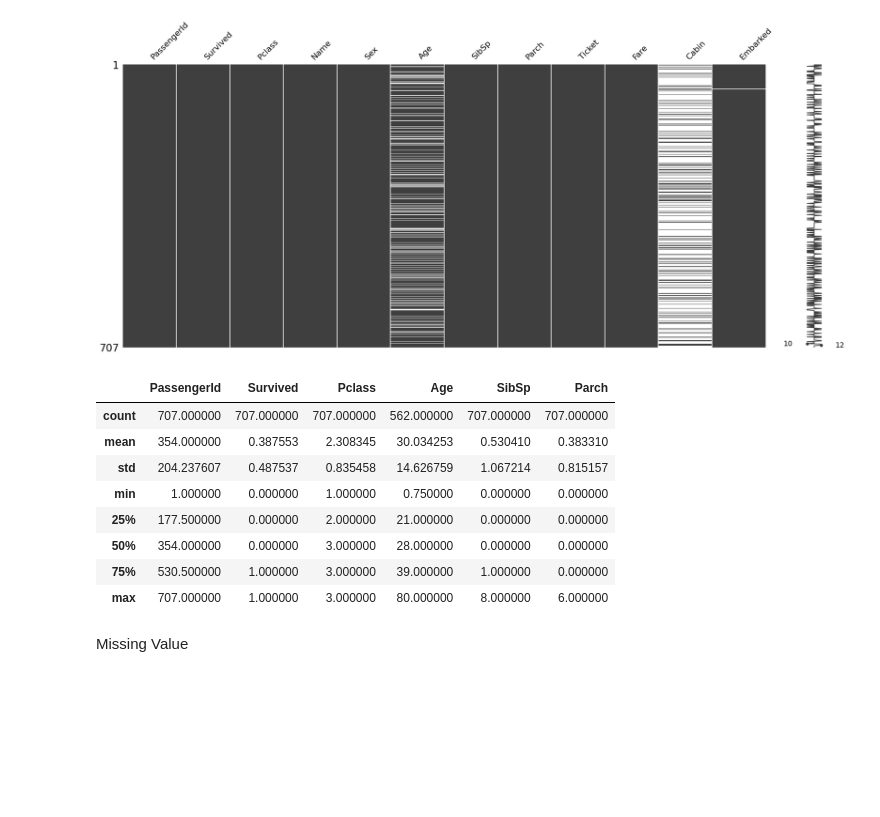
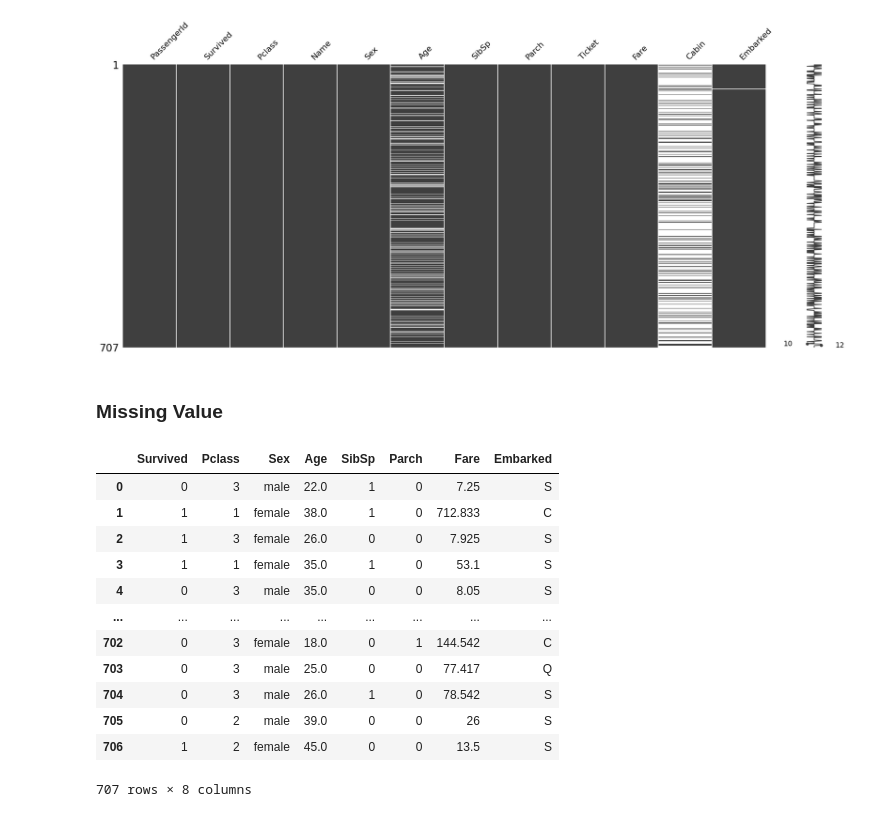
Before and after one commit to Rafluz/Titanic, a Jupyter notebook: praprocesing.ipynb, the cells around one changed output. Drawn from its saved outputs; the diff is of its cells as text; code cells hidden in the pictures; blank space fills up the shorter version.

Commit message:
missing value

```diff
--- a/praprocesing.ipynb
+++ b/praprocesing.ipynb
@@ -64,17 +98,23 @@ msno.matrix(dstitanic)
 # %% [output]
 <Axes: >
 [figure]
-# %%
-dstitanic.describe()
-# %% [output]
-|  | PassengerId | Survived | Pclass | Age | SibSp | Parch |
-| count | 707.000000 | 707.000000 | 707.000000 | 562.000000 | 707.000000 | 707.000000 |
-| mean | 354.000000 | 0.387553 | 2.308345 | 30.034253 | 0.530410 | 0.383310 |
-| std | 204.237607 | 0.487537 | 0.835458 | 14.626759 | 1.067214 | 0.815157 |
-| min | 1.000000 | 0.000000 | 1.000000 | 0.750000 | 0.000000 | 0.000000 |
-| 25% | 177.500000 | 0.000000 | 2.000000 | 21.000000 | 0.000000 | 0.000000 |
-| 50% | 354.000000 | 0.000000 | 3.000000 | 28.000000 | 0.000000 | 0.000000 |
-| 75% | 530.500000 | 1.000000 | 3.000000 | 39.000000 | 1.000000 | 0.000000 |
-| max | 707.000000 | 1.000000 | 3.000000 | 80.000000 | 8.000000 | 6.000000 |
 # %% [markdown]
-Missing Value
+### Missing Value
+# %%
+# menghapus kolom 'PassengerId', 'Name',''Ticket, 'Cabin', sebab tidak berpengaruh terhadap data/kolom lain.
+dstitanic.drop(columns=["PassengerId", "Name","Ticket", "Cabin"], axis=1, inplace=True)
+dstitanic
+# %% [output]
+|  | Survived | Pclass | Sex | Age | SibSp | Parch | Fare | Embarked |
+| 0 | 0 | 3 | male | 22.0 | 1 | 0 | 7.25 | S |
+| 1 | 1 | 1 | female | 38.0 | 1 | 0 | 712.833 | C |
+| 2 | 1 | 3 | female | 26.0 | 0 | 0 | 7.925 | S |
+| 3 | 1 | 1 | female | 35.0 | 1 | 0 | 53.1 | S |
+| 4 | 0 | 3 | male | 35.0 | 0 | 0 | 8.05 | S |
+| ... | ... | ... | ... | ... | ... | ... | ... | ... |
+| 702 | 0 | 3 | female | 18.0 | 0 | 1 | 144.542 | C |
+| 703 | 0 | 3 | male | 25.0 | 0 | 0 | 77.417 | Q |
+| 704 | 0 | 3 | male | 26.0 | 1 | 0 | 78.542 | S |
+| 705 | 0 | 2 | male | 39.0 | 0 | 0 | 26 | S |
+| 706 | 1 | 2 | female | 45.0 | 0 | 0 | 13.5 | S |
+707 rows × 8 columns
```
Also changed, not shown: parts of 11 cells of this notebook, 1 other file.
